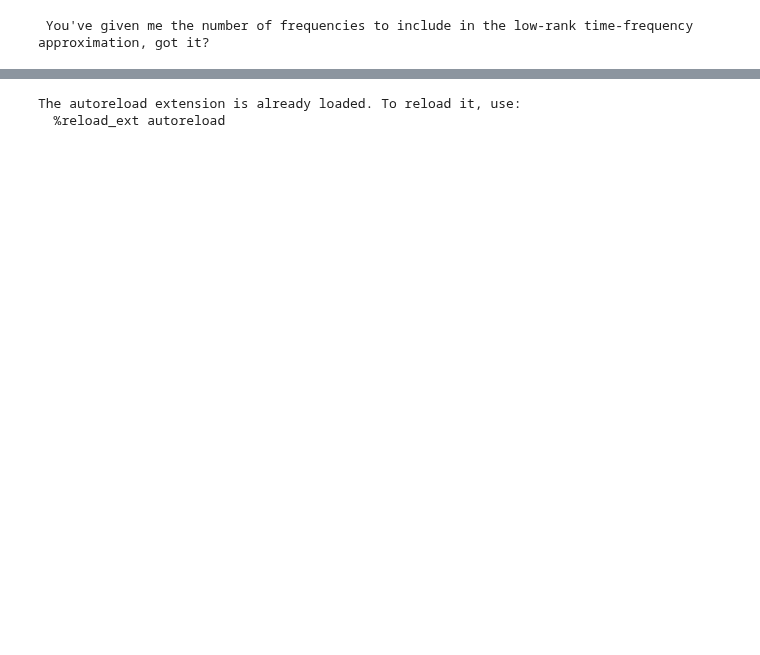
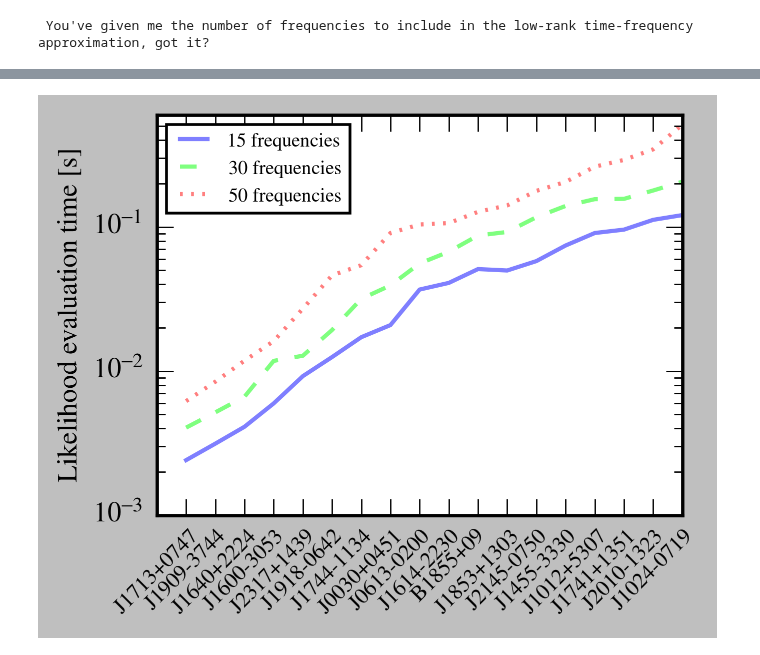
Before and after one commit to stevertaylor/NX01, a Jupyter notebook: nanograv-likelihood-timings.ipynb, the cells around one changed output, grey strips where cells are left out. Saved outputs shown, nothing was run; the diff lists cells and outputs as text; code cells hidden in the pictures; blank space fills up the shorter version.

Commit message:
edits to likelihood timing notebook

```diff
--- a/nanograv-likelihood-timings.ipynb
+++ b/nanograv-likelihood-timings.ipynb
@@ -138,15 +136,17 @@ psr_pathinfo = np.genfromtxt(psrlist, dtype=str, skip_header=2) # name, hdf5-pat
 if from_h5:
 
     tmp_psr = []
-    for ii,tmp_name in enumerate(psr_pathinfo[:,0]):
+    for ii,tmp_name in enumerate(psr_pathinfo[:num_psrs,0]):
         tmp_psr.append(h5.File(psr_pathinfo[ii,1], 'r')[tmp_name])
 
     psr = [NX01_psr.PsrObjFromH5(p) for p in tmp_psr]
 
 else:
 
+    print 'Are you sure you do not want to use hdf5 files (recommended)?'
+
     t2psr=[]
-    for ii in range(len(psr_pathinfo)):
+    for ii in range(num_psrs):
         t2psr.append( T2.tempopulsar( parfile=psr_pathinfo[ii,2], timfile=psr_pathinfo[ii,3] ) )
         t2psr[ii].fit(iters=3)
         if np.any(np.isfinite(t2psr.residuals())==False)==True:
@@ -157,12 +157,6 @@ else:
 
 # Grab all the pulsar quantities
 [p.grab_all_vars() for p in psr]
-
-# Now, grab the positions and compute the ORF basis functions
-psr_positions = [np.array([psr[ii].psr_locs[0],
-                           np.pi/2. - psr[ii].psr_locs[1]])
-                           for ii in range(len(psr))]
-positions = np.array(psr_positions).copy()
 # %% [output]
 --> Extracting J1713+0747 from hdf5 file
 --> Done extracting pulsar from hdf5 file :-)
@@ -222,7 +214,7 @@ if nmodes:
 
 else:
 
-    nmode = int(round(Tmax/cadence))
+    nmode = int(round(0.5*Tmax/cadence))
     [p.makeTe(nmode, Tmax, makeDM=dmVar) for p in psr]
     # get GW frequencies
     fqs = np.linspace(1/Tmax, nmode/Tmax, nmode)
@@ -309,7 +283,7 @@ pmin = np.append(pmin,0.0*np.ones(len(psr)))
 if dmVar==True:
     pmin = np.append(pmin,-20.0*np.ones(len(psr)))
     pmin = np.append(pmin,0.0*np.ones(len(psr)))
-pmin = np.append(pmin,-20.0)
+pmin = np.append(pmin,-18.0)
 if fix_slope==False:
     pmin = np.append(pmin,0.0)
 pmin = np.append(pmin,-10.0*np.ones( tmp_num_gwfreq_wins*(((LMAX+1)**2)-1) ))
@@ -619,0 +509,5 @@ cProfile.run('lnprob(x0)')
+# %%
+nmodes_arr = [15,30,50] #[10,15,20,25,30,35,40,45,50]
+num_psrs_arr = np.arange(1,19)
+
+timings = np.zeros((len(nmodes_arr),len(num_psrs_arr)))
@@ -620,2 +764,19 @@ cProfile.run('lnprob(x0)')
+# %%
+plt.plot(np.arange(1,len(timings[0,:18])+1), timings[0,:18], lw=1.5, ls='solid', alpha=0.5, label=r'$15$ frequencies')
+plt.plot(np.arange(1,len(timings[1,:18])+1), timings[1,:18], lw=1.5, ls='dashed', alpha=0.5, label=r'$30$ frequencies')
+plt.plot(np.arange(1,len(timings[2,:18])+1), timings[2,:18], lw=1.5, ls='dotted', alpha=0.5, label=r'$50$ frequencies')
+
+psr_pathinfo = np.genfromtxt(psrlist, dtype=str, skip_header=2) # name, hdf5-path, par-path, tim-path
+plt.xticks(range(len(psr_pathinfo[:,0])), psr_pathinfo[:,0], rotation=45, size=8)
+plt.yscale('log')
+plt.ylim(1e-3,0.6)
+
+plt.legend(loc='upper left')
+
+plt.ylabel(r'Likelihood evaluation time [s]')
+
+plt.savefig('nx01_timings.png',bbox_inches='tight')
+# %% [output]
+[figure, added]
 # %%
 %lprun -f lnprob lnprob(x0)
@@ -624,13 +782,0 @@ cProfile.run('lnprob(x0)')
-# %%
-%matplotlib inline
-%config InlineBackend.figure_format = 'retina'
-%load_ext autoreload
-%autoreload 2
-
-from __future__ import division
-import matplotlib
-import matplotlib.pyplot as plt
-matplotlib.rcParams['savefig.dpi'] = 1.5 * matplotlib.rcParams['savefig.dpi']
-# %% [output]
-The autoreload extension is already loaded. To reload it, use:
-  %reload_ext autoreload
```
Also changed, not shown: parts of 23 cells of this notebook, 1 other file.
